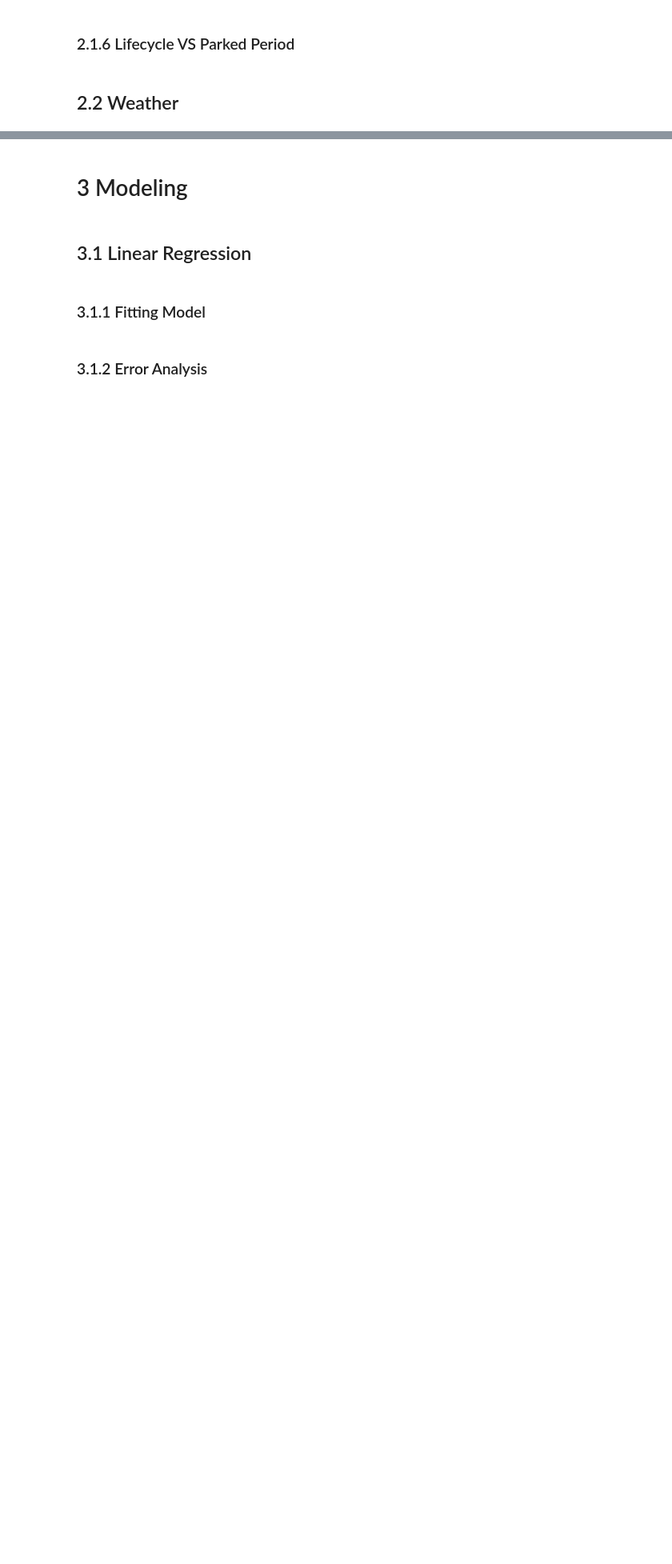
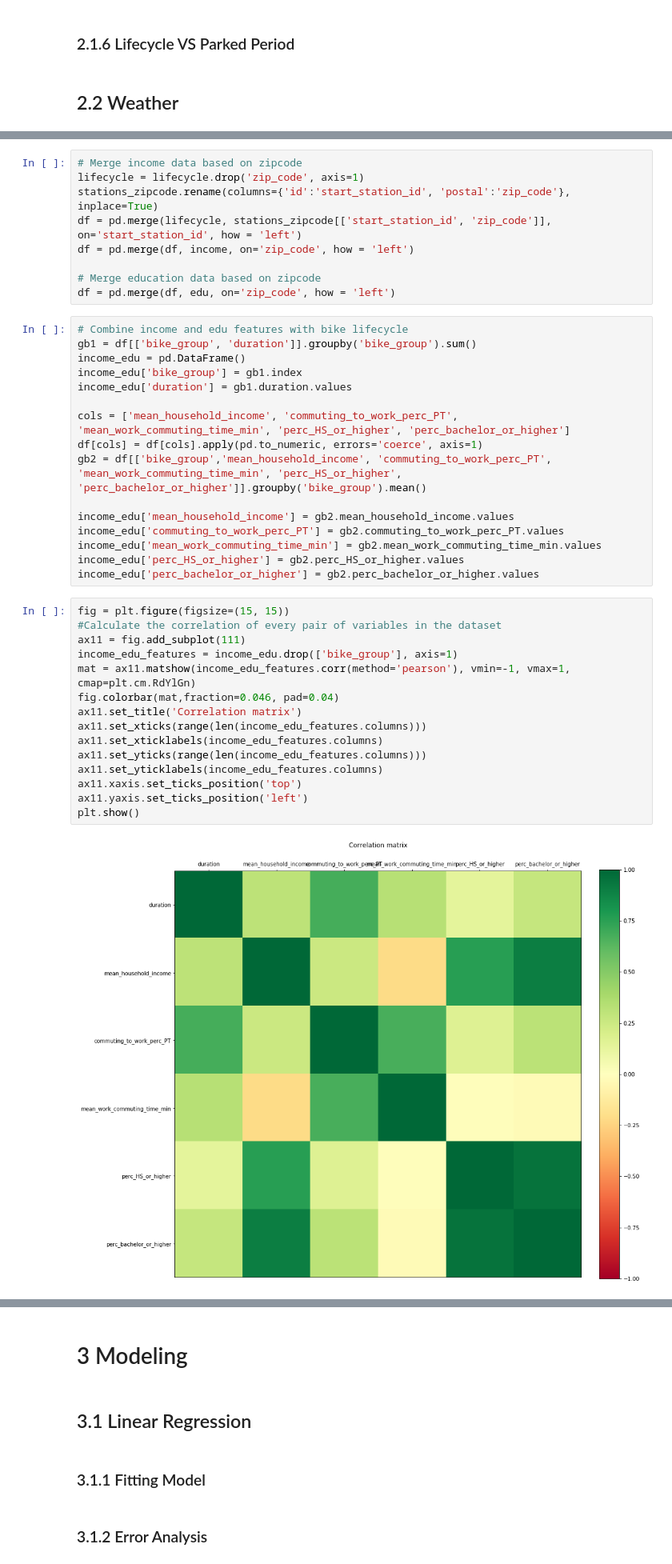
Before and after one commit to leon-lee-jl/MoBike, a Jupyter notebook: MoBike V1.0.ipynb, the cells around one changed output, grey strips where cells are left out. Shown: that part at 80% size. Saved outputs shown, nothing was run; the diff lists cells and outputs as text; blank space fills up the shorter version.

```diff
--- a/MoBike V1.0.ipynb
+++ b/MoBike V1.0.ipynb
@@ -594,0 +598,42 @@ plt.legend()
+# %%
+# Merge income data based on zipcode
+lifecycle = lifecycle.drop('zip_code', axis=1)
+stations_zipcode.rename(columns={'id':'start_station_id', 'postal':'zip_code'}, inplace=True)
+df = pd.merge(lifecycle, stations_zipcode[['start_station_id', 'zip_code']], on='start_station_id', how = 'left')
+df = pd.merge(df, income, on='zip_code', how = 'left')
+
+# Merge education data based on zipcode
+df = pd.merge(df, edu, on='zip_code', how = 'left')
+# %%
+# Combine income and edu features with bike lifecycle
+gb1 = df[['bike_group', 'duration']].groupby('bike_group').sum()
+income_edu = pd.DataFrame()
+income_edu['bike_group'] = gb1.index
+income_edu['duration'] = gb1.duration.values
+
+cols = ['mean_household_income', 'commuting_to_work_perc_PT', 'mean_work_commuting_time_min', 'perc_HS_or_higher', 'perc_bachelor_or_higher']
+df[cols] = df[cols].apply(pd.to_numeric, errors='coerce', axis=1)
+gb2 = df[['bike_group','mean_household_income', 'commuting_to_work_perc_PT', 'mean_work_commuting_time_min', 'perc_HS_or_higher', 'perc_bachelor_or_higher']].groupby('bike_group').mean()
+
+income_edu['mean_household_income'] = gb2.mean_household_income.values
+income_edu['commuting_to_work_perc_PT'] = gb2.commuting_to_work_perc_PT.values
+income_edu['mean_work_commuting_time_min'] = gb2.mean_work_commuting_time_min.values
+income_edu['perc_HS_or_higher'] = gb2.perc_HS_or_higher.values
+income_edu['perc_bachelor_or_higher'] = gb2.perc_bachelor_or_higher.values
+# %%
+fig = plt.figure(figsize=(15, 15))
+#Calculate the correlation of every pair of variables in the dataset
+ax11 = fig.add_subplot(111)
+income_edu_features = income_edu.drop(['bike_group'], axis=1)
+mat = ax11.matshow(income_edu_features.corr(method='pearson'), vmin=-1, vmax=1, cmap=plt.cm.RdYlGn)
+fig.colorbar(mat,fraction=0.046, pad=0.04)
+ax11.set_title('Correlation matrix')
+ax11.set_xticks(range(len(income_edu_features.columns)))
+ax11.set_xticklabels(income_edu_features.columns)
+ax11.set_yticks(range(len(income_edu_features.columns)))
+ax11.set_yticklabels(income_edu_features.columns)
+ax11.xaxis.set_ticks_position('top')
+ax11.yaxis.set_ticks_position('left')
+plt.show()
+# %% [output]
+[figure, added]
```
Also changed, not shown: parts of 7 cells of this notebook.
